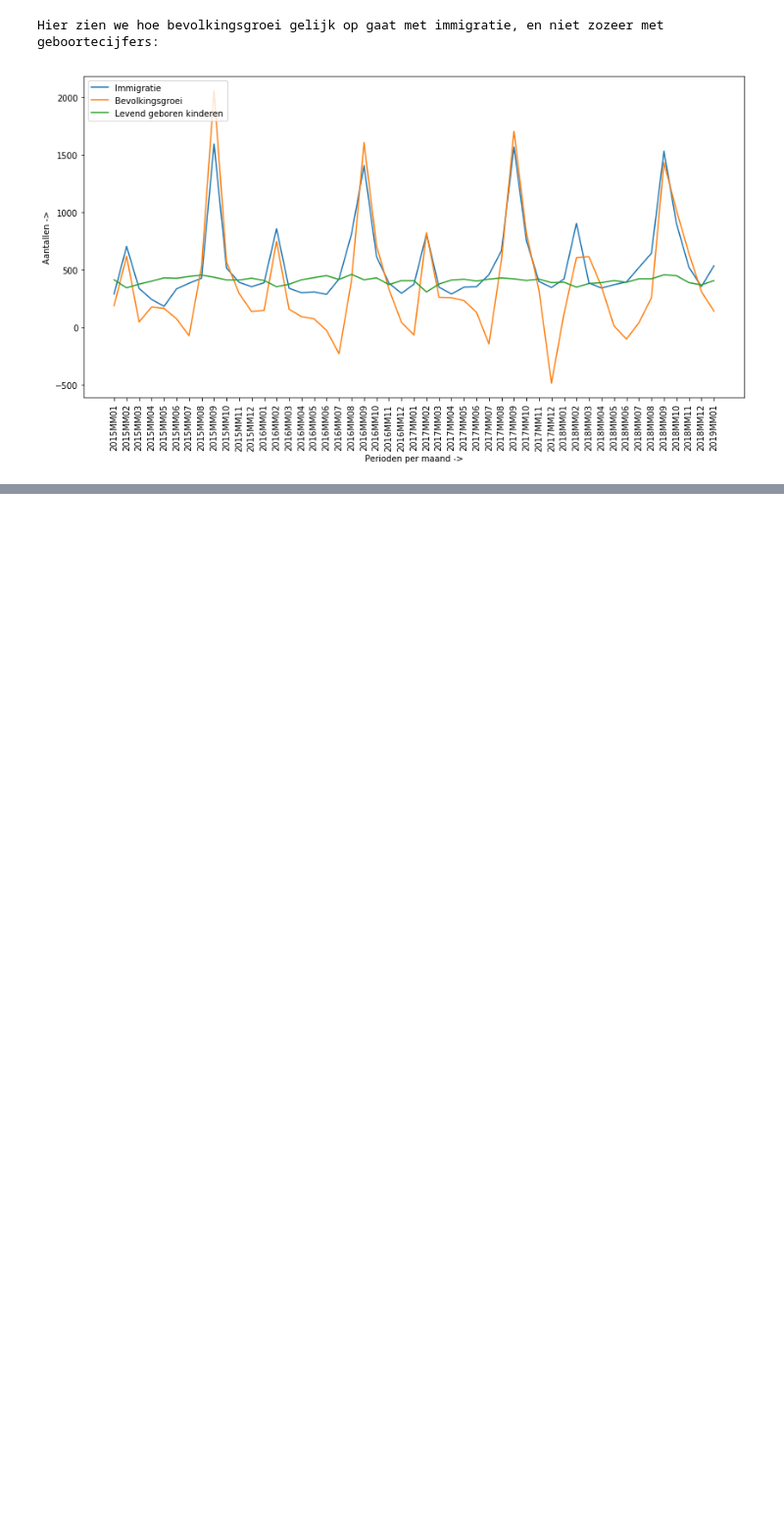
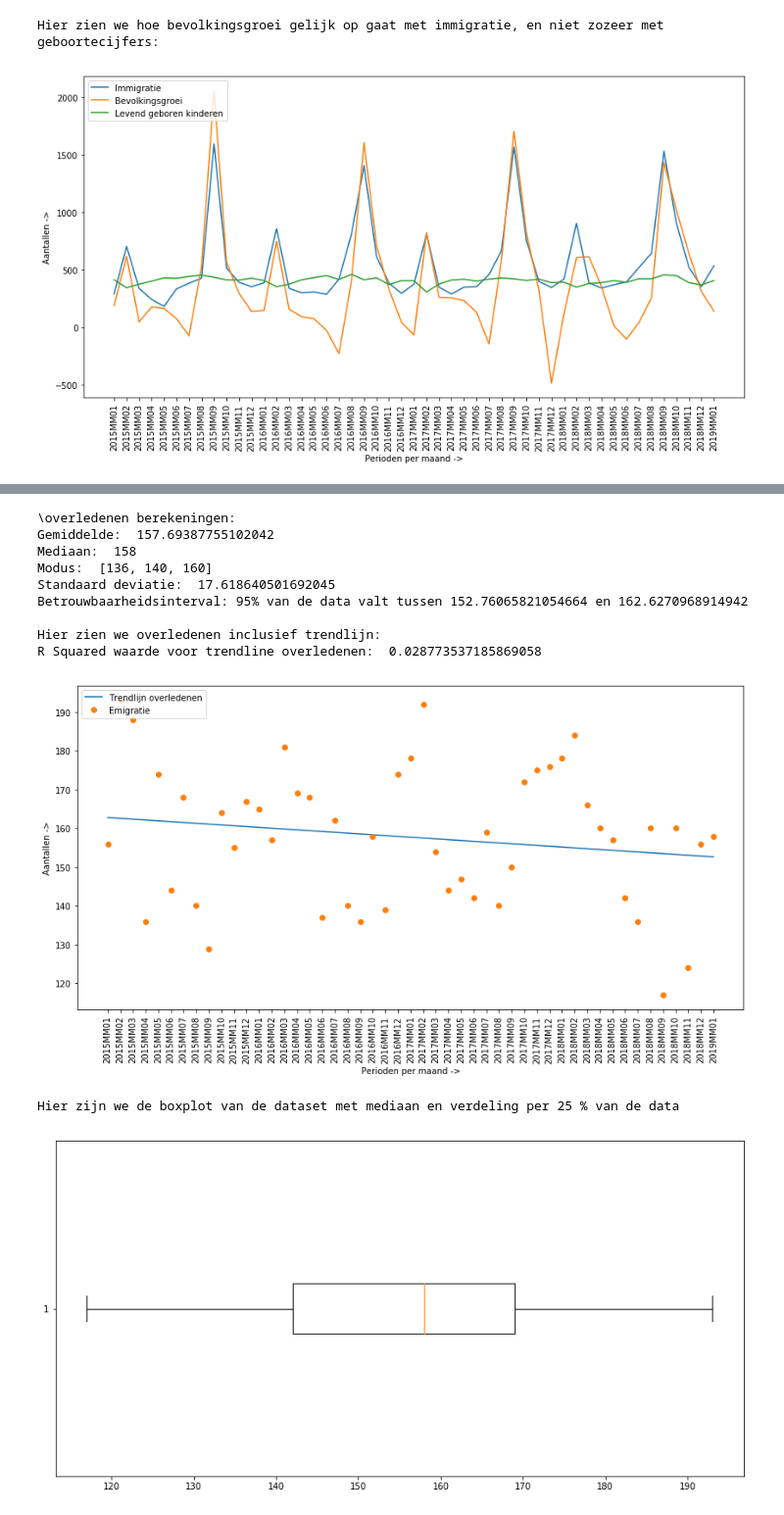
Before and after one commit to vlreinier/AC, a Jupyter notebook: Statistische analyse.ipynb, the cells around one changed output, grey strips where cells are left out. Shown at 98% size. Cells and saved outputs as stored; diff of their text form; code cells hidden in the pictures; blank space fills up the shorter version.

```diff
--- a/Statistische analyse.ipynb
+++ b/Statistische analyse.ipynb
@@ -307,0 +316,35 @@ Hier zien we overledenen incl. trendlijn:
+# %%
+overledenen = data['Overledenen_3'][start:end]
+print("\overledenen berekeningen:")
+print("Gemiddelde: ",mean(overledenen))
+print("Mediaan: ", median(overledenen))
+print("Modus: ", mode(overledenen))
+print("Standaard deviatie: ", std(overledenen))
+print("Betrouwbaarheidsinterval: 95% van de data valt tussen " + str(cf_it(overledenen)[0]) + " en " + str(cf_it(overledenen)[1]))
+td = trendline(x, overledenen)
+
+plt.xlabel('Perioden per maand ->')
+plt.ylabel('Aantallen ->')
+plt.xticks(rotation=90)
+plt.plot(xr, td, label='Trendlijn overledenen')
+plt.plot(xr, overledenen,'o', label='Emigratie')
+plt.legend(loc='upper left')
+print("\nHier zien we overledenen inclusief trendlijn:")
+print("R Squared waarde voor trendline overledenen: ", r_squared(overledenen, td))
+plt.show()
+print("Hier zijn we de boxplot van de dataset met mediaan en verdeling per 25 % van de data")
+plt.boxplot(overledenen, vert=False)
+plt.show()
+# %% [output]
+\overledenen berekeningen:
+Gemiddelde:  157.69387755102042
+Mediaan:  158
+Modus:  [136, 140, 160]
+Standaard deviatie:  17.618640501692045
+Betrouwbaarheidsinterval: 95% van de data valt tussen 152.76065821054664 en 162.6270968914942
+
+Hier zien we overledenen inclusief trendlijn:
+R Squared waarde voor trendline overledenen:  0.028773537185869058
+[figure, added]
+Hier zijn we de boxplot van de dataset met mediaan en verdeling per 25 % van de data
+[figure, added]
```
Also changed, not shown: parts of 15 cells of this notebook.
